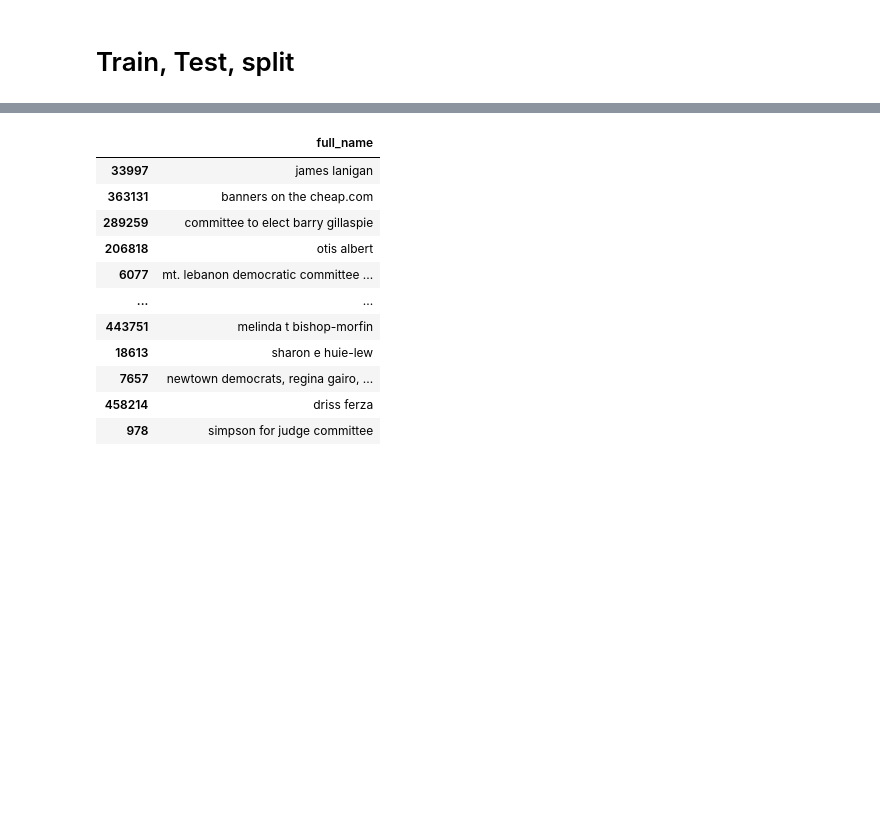
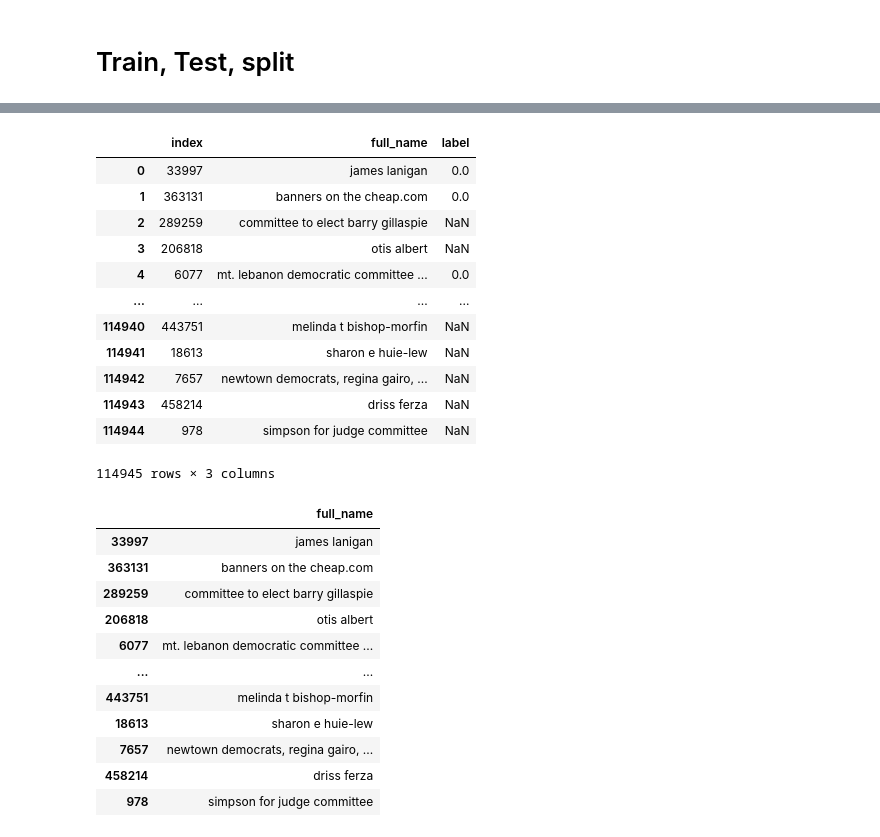
Before and after one commit to satadisha/ner_congressional_records, a Jupyter notebook: train_test_split.ipynb, the cells around one changed output, grey strips where cells are left out. Drawn from its saved outputs; the diff is of its cells as text; code cells hidden in the pictures; blank space fills up the shorter version.

```diff
--- a/train_test_split.ipynb
+++ b/train_test_split.ipynb
@@ -5,6 +5,8 @@ from imblearn.under_sampling import RandomUnderSampler
 
 
 DATA_PATH = "/content/gdrive/MyDrive/REU/PROJECT/DATA/"
+DATA_PATH = "/home/jovyan/work/ner_congressional_records/DATA/"
 
-from google.colab import drive
-drive.mount('/content/gdrive')
+
+# from google.colab import drive
+# drive.mount('/content/gdrive')
@@ -82,3 +64,6 @@ X_resampled, y_resampled = rus.fit_resample(X, y)
 from sklearn.model_selection import train_test_split
 
 X_train, X_test, y_train, y_test = train_test_split(X_resampled, y_resampled, test_size=0.25, random_state=24)
+
+
+train_set = X_train.copy().reset_index()
@@ -85,3 +101,21 @@ X_train, X_test, y_train, y_test = train_test_split(X_resampled, y_resampled, te
+# %%
+train_set['label']=y_train
+# %%
+train_set
+# %% [output]
+|  | index | full_name | label |
+| 0 | 33997 | james lanigan | 0.0 |
+| 1 | 363131 | banners on the cheap.com | 0.0 |
+| 2 | 289259 | committee to elect barry gillaspie | NaN |
+| 3 | 206818 | otis albert | NaN |
+| 4 | 6077 | mt. lebanon democratic committee ... | 0.0 |
+| ... | ... | ... | ... |
+| 114940 | 443751 | melinda t bishop-morfin | NaN |
+| 114941 | 18613 | sharon e huie-lew | NaN |
+| 114942 | 7657 | newtown democrats, regina gairo, ... | NaN |
+| 114943 | 458214 | driss ferza | NaN |
+| 114944 | 978 | simpson for judge committee | NaN |
+114945 rows × 3 columns
 # %%
 X_train
 # %% [output]
```
Also changed, not shown: parts of 10 cells of this notebook.
